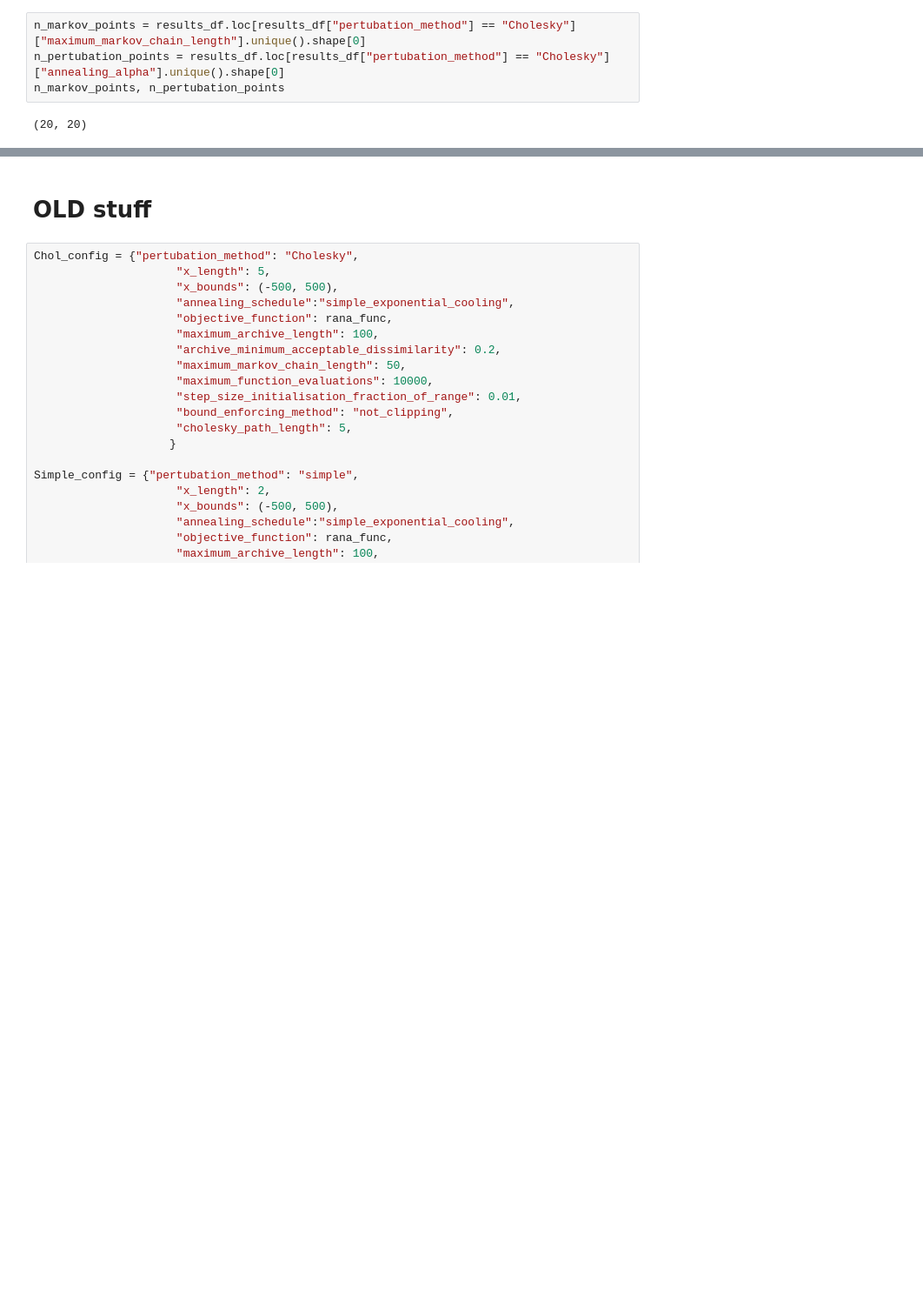
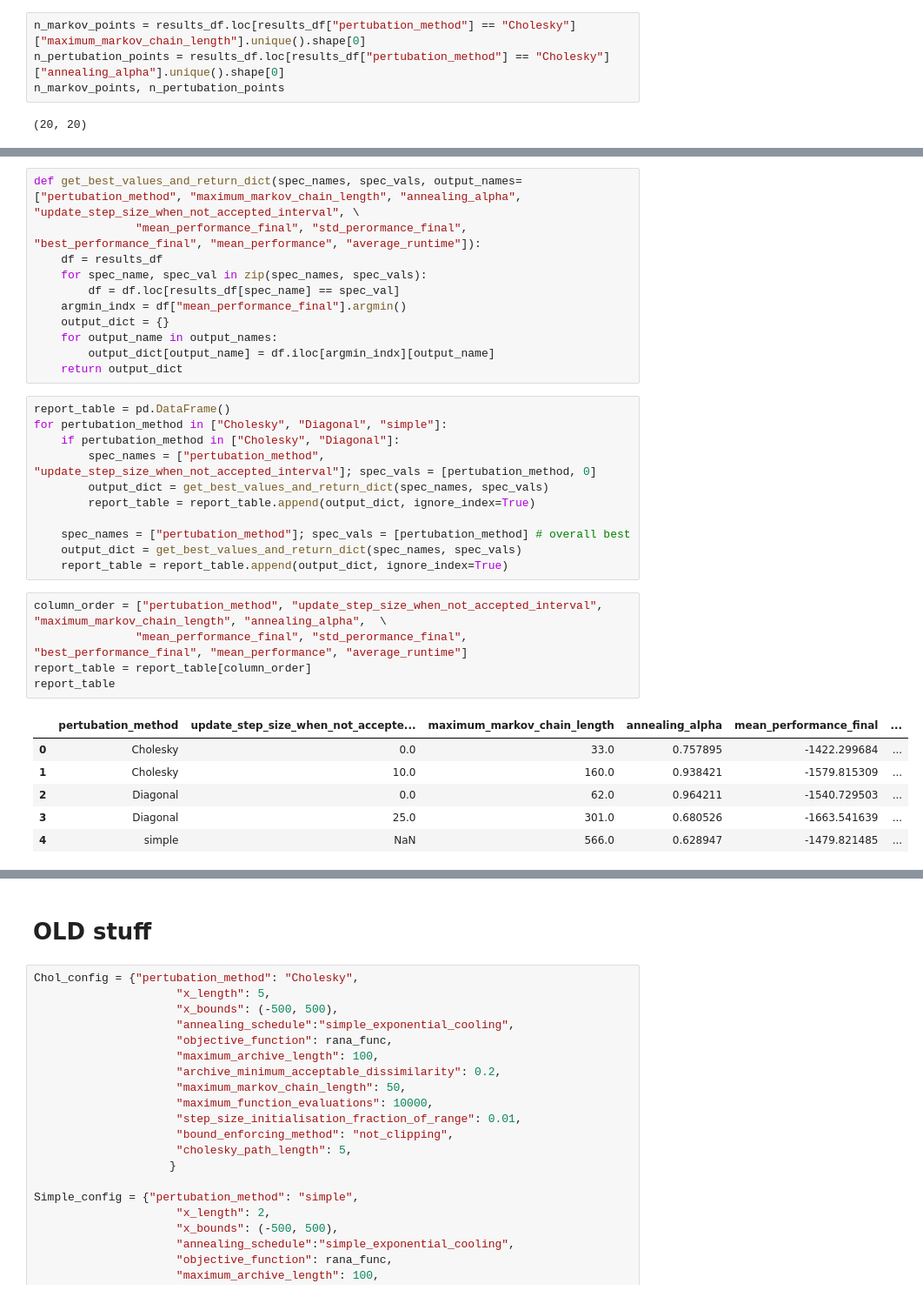
Before and after one commit to lollcat/Metaheuristic_optimisation, a Jupyter notebook: Simlated_Annealing_Notebooks/5D-report_PARAM_OPTIMISATION.ipynb, the cells around one changed output, grey strips where cells are left out. Shown at 87% size. Saved outputs shown, nothing was run; the diff lists cells and outputs as text; blank space fills up the shorter version.

Commit message:
add tons of stuff and report

```diff
--- a/Simlated_Annealing_Notebooks/5D-report_PARAM_OPTIMISATION.ipynb
+++ b/Simlated_Annealing_Notebooks/5D-report_PARAM_OPTIMISATION.ipynb
@@ -74,0 +104,34 @@ n_markov_points, n_pertubation_points
+# %%
+def get_best_values_and_return_dict(spec_names, spec_vals, output_names= ["pertubation_method", "maximum_markov_chain_length", "annealing_alpha", "update_step_size_when_not_accepted_interval", \
+               "mean_performance_final", "std_perormance_final", "best_performance_final", "mean_performance", "average_runtime"]):
+    df = results_df
+    for spec_name, spec_val in zip(spec_names, spec_vals):
+        df = df.loc[results_df[spec_name] == spec_val]
+    argmin_indx = df["mean_performance_final"].argmin()
+    output_dict = {}
+    for output_name in output_names:
+        output_dict[output_name] = df.iloc[argmin_indx][output_name]
+    return output_dict
+# %%
+report_table = pd.DataFrame()
+for pertubation_method in ["Cholesky", "Diagonal", "simple"]:
+    if pertubation_method in ["Cholesky", "Diagonal"]:
+        spec_names = ["pertubation_method", "update_step_size_when_not_accepted_interval"]; spec_vals = [pertubation_method, 0]
+        output_dict = get_best_values_and_return_dict(spec_names, spec_vals)
+        report_table = report_table.append(output_dict, ignore_index=True)
+
+    spec_names = ["pertubation_method"]; spec_vals = [pertubation_method] # overall best
+    output_dict = get_best_values_and_return_dict(spec_names, spec_vals)
+    report_table = report_table.append(output_dict, ignore_index=True)
+# %%
+column_order = ["pertubation_method", "update_step_size_when_not_accepted_interval", "maximum_markov_chain_length", "annealing_alpha",  \
+               "mean_performance_final", "std_perormance_final", "best_performance_final", "mean_performance", "average_runtime"]
+report_table = report_table[column_order]
+report_table
+# %% [output]
+|  | pertubation_method | update_step_size_when_not_accepte... | maximum_markov_chain_length | annealing_alpha | mean_performance_final | ... |
+| 0 | Cholesky | 0.0 | 33.0 | 0.757895 | -1422.299684 | ... |
+| 1 | Cholesky | 10.0 | 160.0 | 0.938421 | -1579.815309 | ... |
+| 2 | Diagonal | 0.0 | 62.0 | 0.964211 | -1540.729503 | ... |
+| 3 | Diagonal | 25.0 | 301.0 | 0.680526 | -1663.541639 | ... |
+| 4 | simple | NaN | 566.0 | 0.628947 | -1479.821485 | ... |
```
Also changed, not shown: parts of 27 cells of this notebook, 44 other files.
